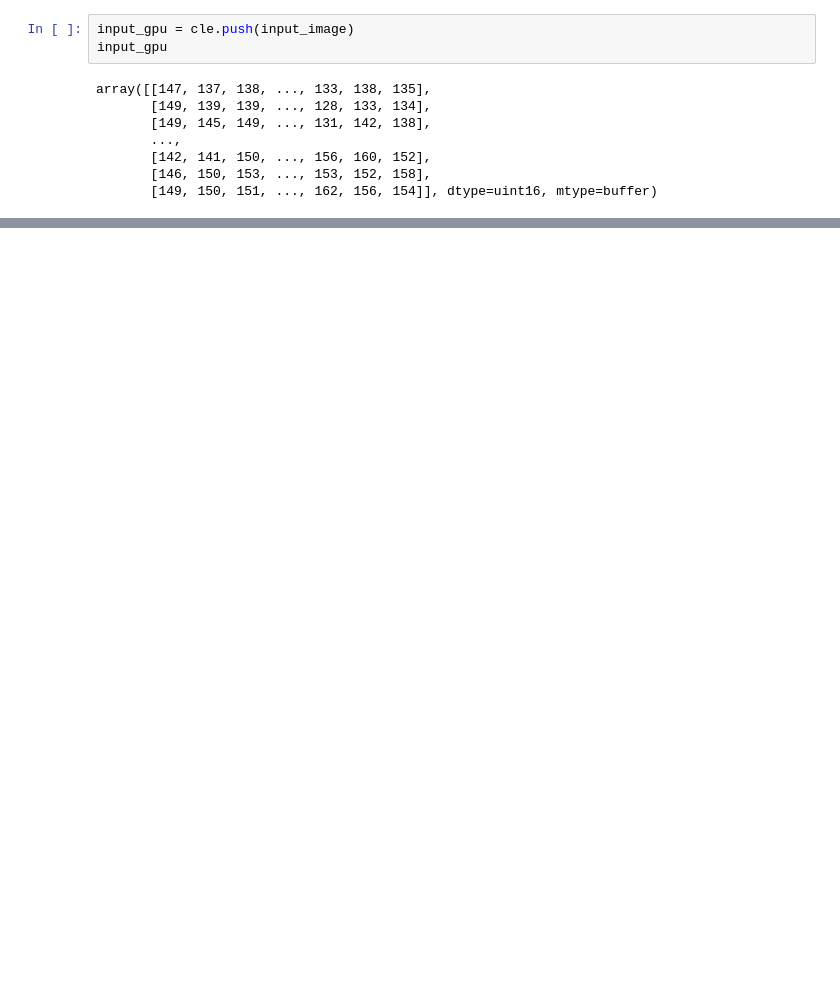
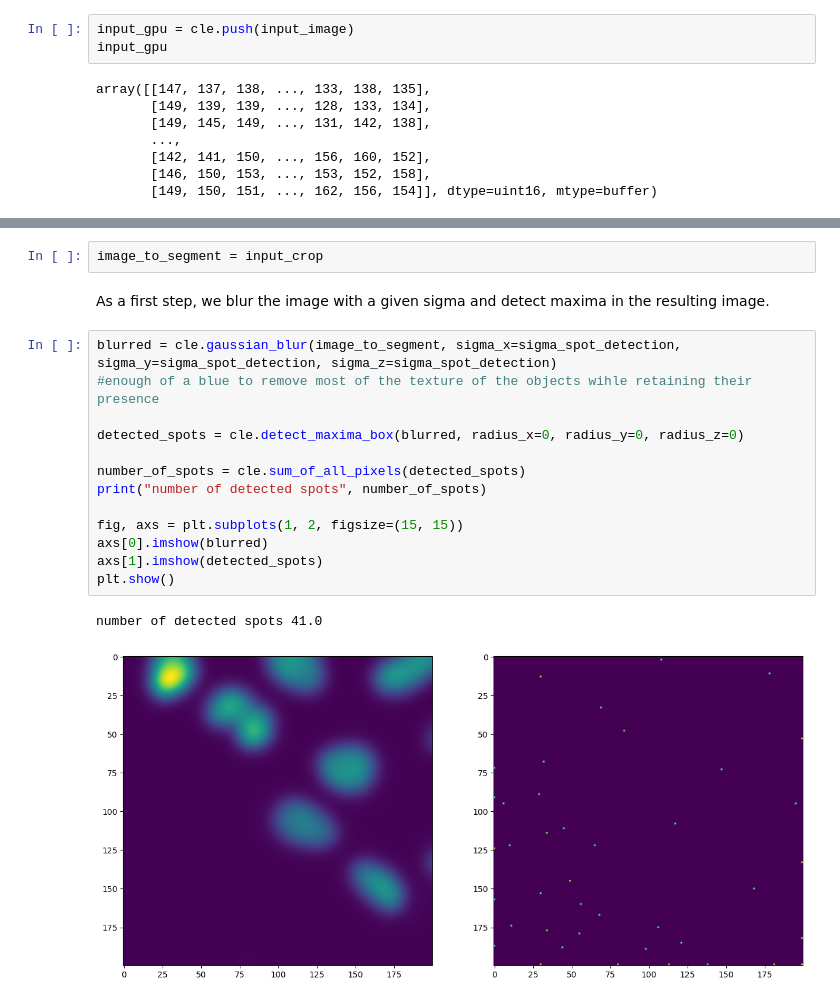
Before and after one commit to vaioic/OIC-136_Microglia, a Jupyter notebook: cle_Tutorials.ipynb, the cells around one changed output, grey strips where cells are left out. Drawn from its saved outputs; the diff is of its cells as text; blank space fills up the shorter version.

```diff
--- a/cle_Tutorials.ipynb
+++ b/cle_Tutorials.ipynb
@@ -645,0 +704,20 @@ array([[154, 156, 162, ..., 151, 150, 149],
+# %%
+image_to_segment = input_crop
+# %% [markdown]
+As a first step, we blur the image with a given sigma and detect maxima in the resulting image.
+# %%
+blurred = cle.gaussian_blur(image_to_segment, sigma_x=sigma_spot_detection, sigma_y=sigma_spot_detection, sigma_z=sigma_spot_detection)
+#enough of a blue to remove most of the texture of the objects wihle retaining their presence
+
+detected_spots = cle.detect_maxima_box(blurred, radius_x=0, radius_y=0, radius_z=0)
+
+number_of_spots = cle.sum_of_all_pixels(detected_spots)
+print("number of detected spots", number_of_spots)
+
+fig, axs = plt.subplots(1, 2, figsize=(15, 15))
+axs[0].imshow(blurred)
+axs[1].imshow(detected_spots)
+plt.show()
+# %% [output]
+number of detected spots 41.0
+[figure, added]
```
Also changed, not shown: parts of 18 cells of this notebook.
